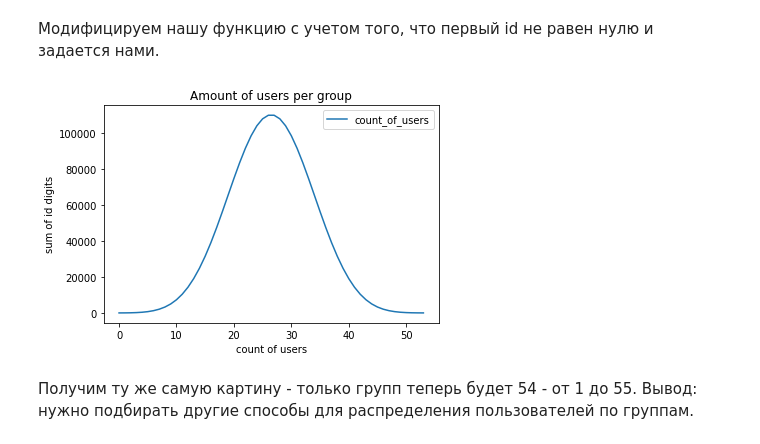
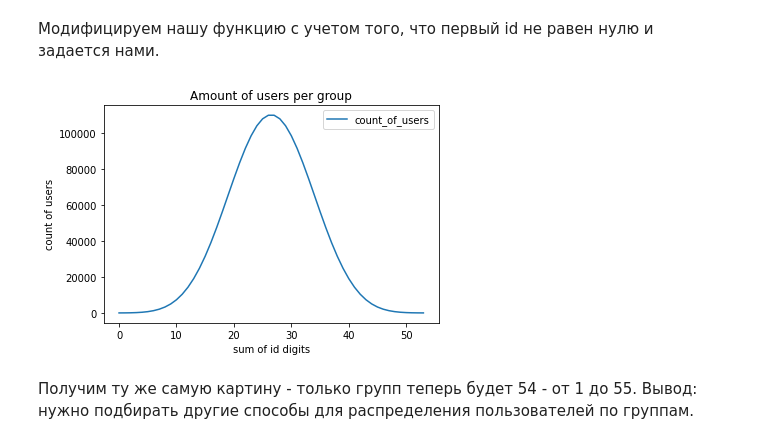
Before and after one commit to natalia-tomashevskaia/for-job-applications, a Jupyter notebook: DS/AB-test-user-groups.ipynb, the cells around one changed output. Drawn from its saved outputs; the diff is of its cells as text; code cells hidden in the pictures.

```diff
--- a/DS/AB-test-user-groups.ipynb
+++ b/DS/AB-test-user-groups.ipynb
@@ -27,7 +27,7 @@ def counter(n_customers):
     df = pd.DataFrame.from_dict([groups]).transpose().reset_index(drop=True)
     df.columns = ['count_of_users']
     ax = df.plot(title='Amount of users per group')
-    ax.set_xlabel("count of users")
-    ax.set_ylabel("sum of id digits")
+    ax.set_xlabel("sum of id digits")
+    ax.set_ylabel("count of users")
 counter(1999999)
 # %% [output]
@@ -39,24 +39,24 @@ counter(1999999)
 # %%
 def counter(n_customers,  n_first_id):
     ids = list(range(n_first_id, n_customers))
     list_sum = []
     for i in ids:
         sum = 0
         for digit in str(i):
             sum += int(digit)
         list_sum.append(sum)
     groups = {}
     for i in set(list_sum):
         groups[i] = list_sum.count(i)
     df = pd.DataFrame.from_dict([groups]).transpose().reset_index(drop=True)
     df.columns = ['count_of_users']
     ax = df.plot(title='Amount of users per group')
-    ax.set_xlabel("count of users")
-    ax.set_ylabel("sum of id digits")
+    ax.set_xlabel("sum of id digits")
+    ax.set_ylabel("count of users")
 
 counter(1999999, 34)
 # %% [output]
-[figure, old version]
+[figure, new version]
 # %% [markdown]
 Получим ту же самую картину - только групп теперь будет 54 - от 1 до 55.
 Вывод: нужно подбирать другие способы для распределения пользователей по группам.
```
Also changed, not shown: parts of 1 cell of this notebook.
